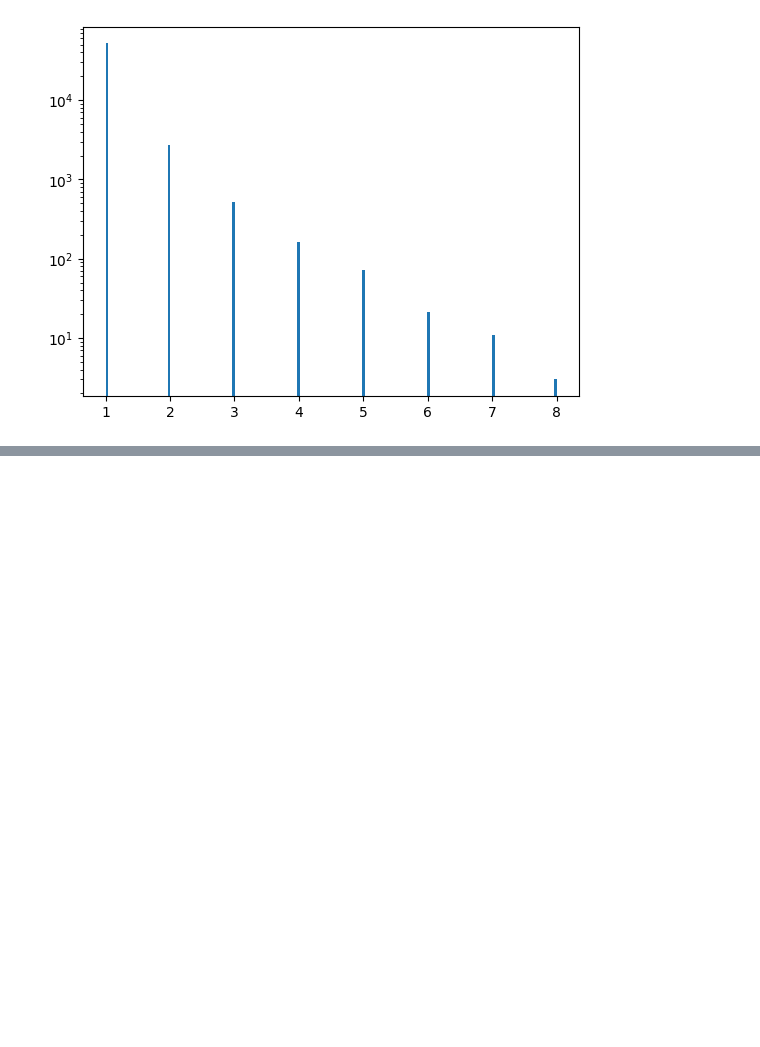
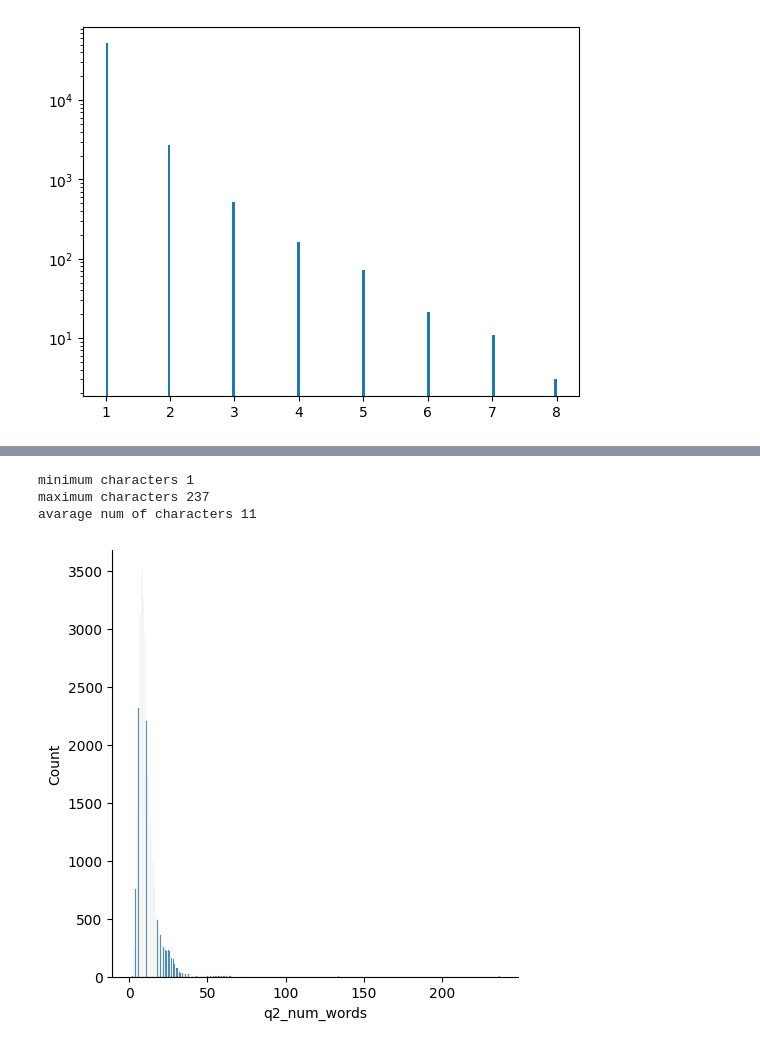
Before and after one commit to EmonKarmaker/Duplicate_Question_Pairs, a Jupyter notebook: bow_with_basic_features.ipynb, the cells around one changed output, grey strips where cells are left out. Cells and saved outputs as stored; diff of their text form; code cells hidden in the pictures; blank space fills up the shorter version.

```diff
--- a/bow_with_basic_features.ipynb
+++ b/bow_with_basic_features.ipynb
@@ -86,0 +180,10 @@ plt.show()
+# %%
+sns.displot(new_df['q2_num_words'])
+print('minimum characters',new_df['q2_num_words'].min())
+print('maximum characters',new_df['q2_num_words'].max())
+print('avarage num of characters', int(new_df['q2_num_words'].mean()))
+# %% [output]
+minimum characters 1
+maximum characters 237
+avarage num of characters 11
+[figure, added]
```
Also changed, not shown: parts of 21 cells of this notebook.
